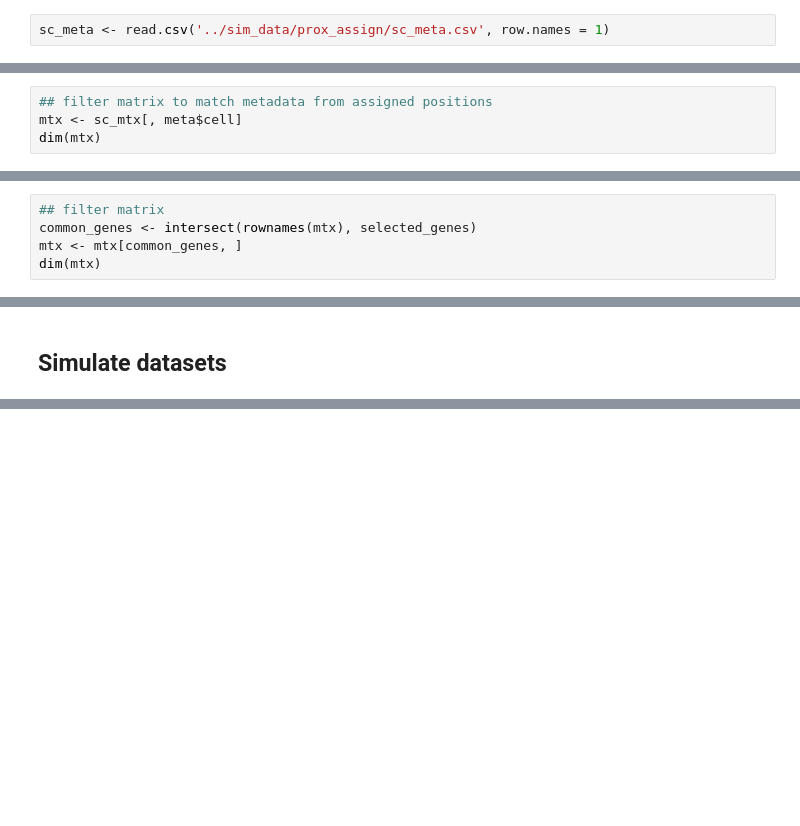
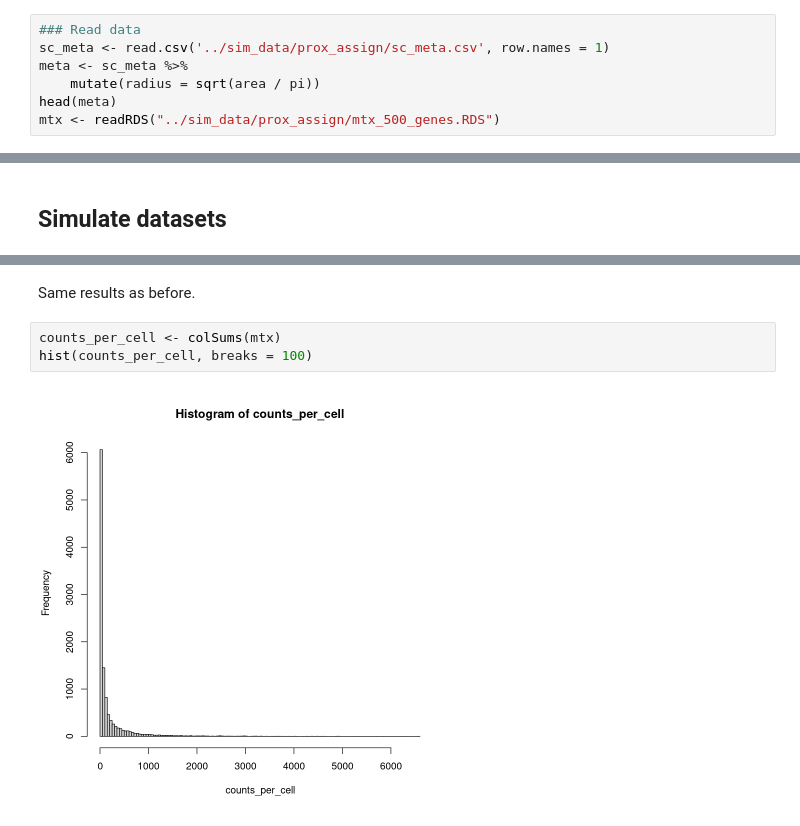
Before and after one commit to calebhallinan/applied_genomics_final_project, a Jupyter notebook: code/sim_data_prox_pos_parallelized.ipynb, the cells around one changed output, grey strips where cells are left out. Saved outputs shown, nothing was run; the diff lists cells and outputs as text; blank space fills up the shorter version.

```diff
--- a/code/sim_data_prox_pos_parallelized.ipynb
+++ b/code/sim_data_prox_pos_parallelized.ipynb
@@ -29,2 +15,7 @@ srt_meta <- read.csv('../original_data/male_cartana/male_meta.csv', row.names =
 # %%
+### Read data
 sc_meta <- read.csv('../sim_data/prox_assign/sc_meta.csv', row.names = 1)
+meta <- sc_meta %>%
+    mutate(radius = sqrt(area / pi))
+head(meta)
+mtx <- readRDS("../sim_data/prox_assign/mtx_500_genes.RDS")
@@ -73,4 +33,0 @@ ggplot(data = circles_sf) +
-# %%
-## filter matrix to match metadata from assigned positions
-mtx <- sc_mtx[, meta$cell]
-dim(mtx)
@@ -114,5 +33,0 @@ length(selected_genes)
-# %%
-## filter matrix
-common_genes <- intersect(rownames(mtx), selected_genes)
-mtx <- mtx[common_genes, ]
-dim(mtx)
@@ -336,0 +208,7 @@ sim_dat_1p1 <- simulate_mtx_parallel(mtx = mtx, meta = meta, pct_out = .2, min_d
+# %% [markdown]
+Same results as before.
+# %%
+counts_per_cell <- colSums(mtx)
+hist(counts_per_cell, breaks = 100)
+# %% [output]
+[figure, added]
```
Also changed, not shown: parts of 41 cells of this notebook, 7 other files.
